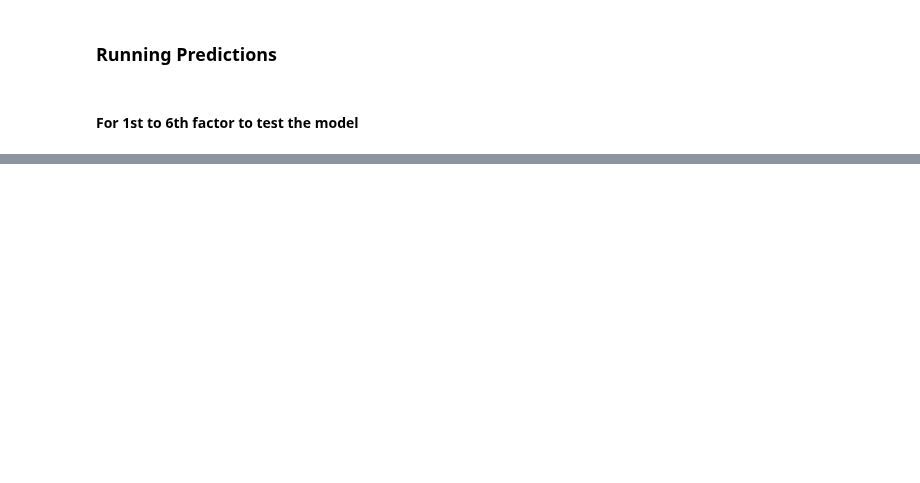
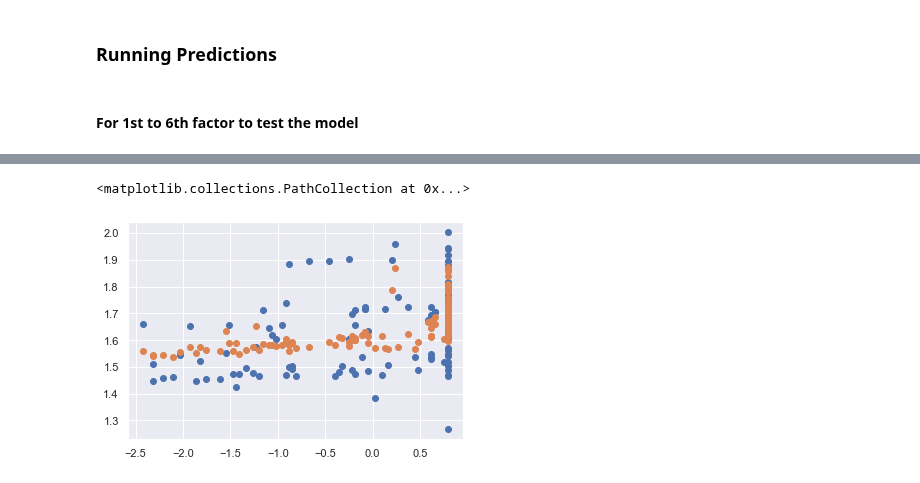
Before and after one commit to tanjoash/2D_data_driven_world, a Jupyter notebook: 2dwork/2D DDW.ipynb, the cells around one changed output, grey strips where cells are left out. Saved outputs shown, nothing was run; the diff lists cells and outputs as text; code cells hidden in the pictures; blank space fills up the shorter version.

```diff
--- a/2dwork/2D DDW.ipynb
+++ b/2dwork/2D DDW.ipynb
@@ -870,0 +825,6 @@ pred = predict(df_features_test,beta)
+# %%
+plt.scatter(dfallyears_feature_test["Basic_water_normalized"],dfallyears_target_test)
+plt.scatter(dfallyears_feature_test["Basic_water_normalized"],pred)
+# %% [output]
+<matplotlib.collections.PathCollection at 0x...>
+[figure, added]
```
Also changed, not shown: parts of 26 cells of this notebook.
